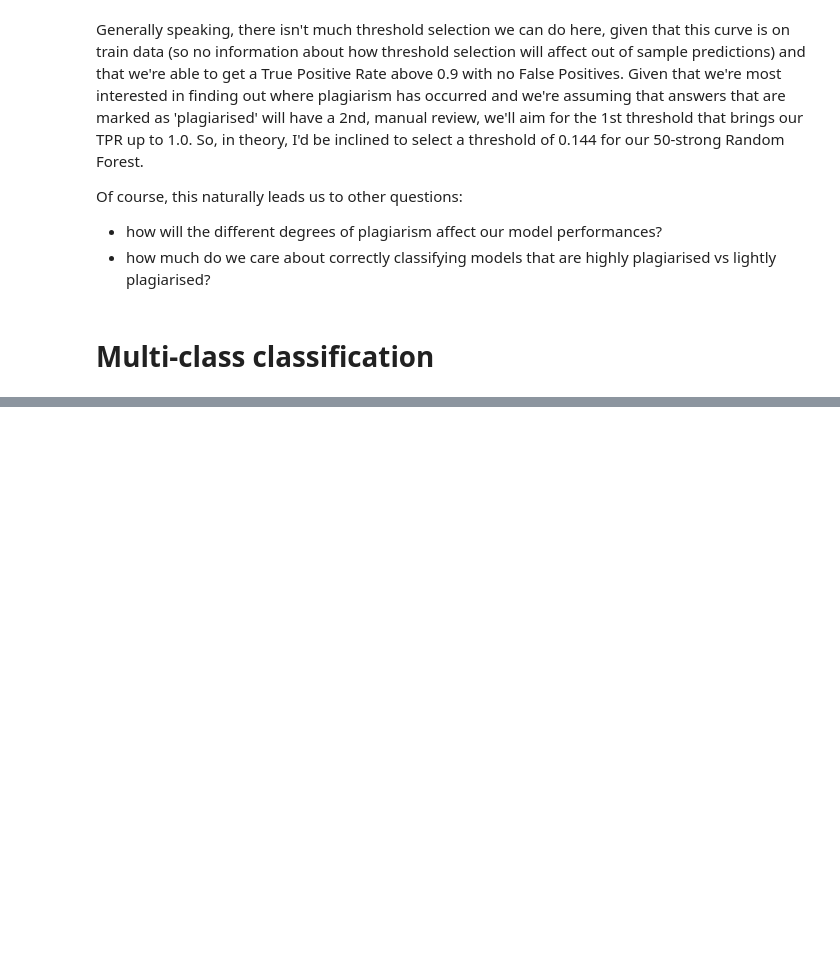
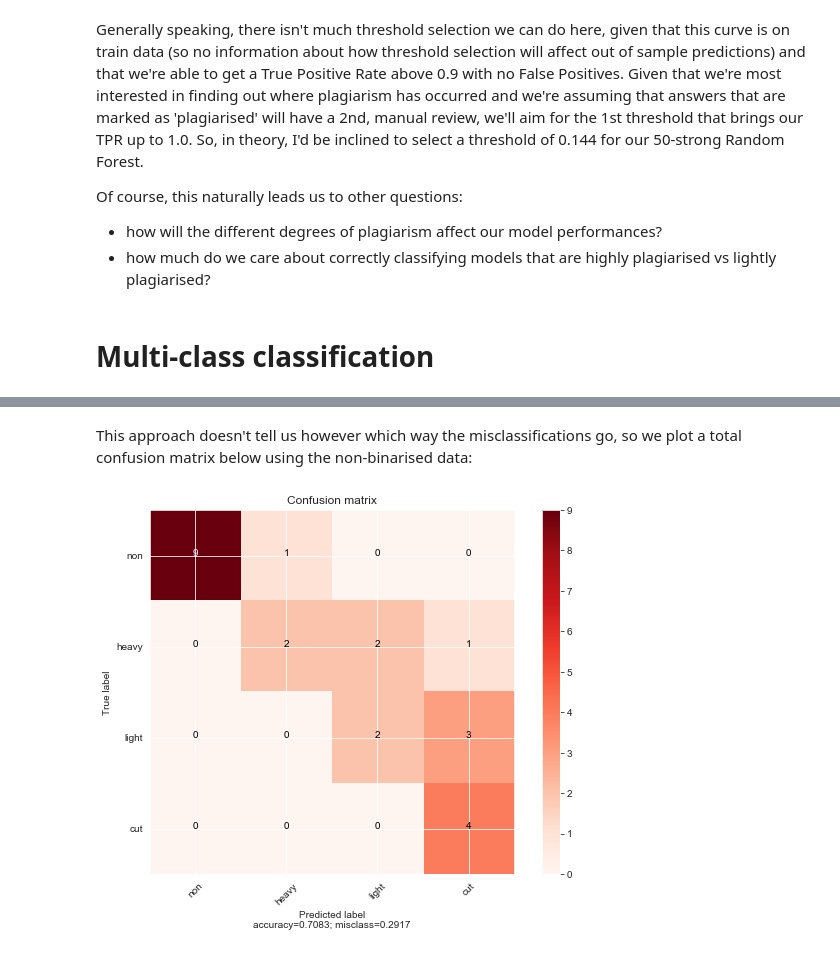
Before and after one commit to Ioana-P/Plagiarism-detection, a Jupyter notebook: 3b_Training_local_models.ipynb, the cells around one changed output, grey strips where cells are left out. Cells and saved outputs as stored; diff of their text form; code cells hidden in the pictures; blank space fills up the shorter version.

```diff
--- a/3b_Training_local_models.ipynb
+++ b/3b_Training_local_models.ipynb
@@ -359,0 +362,3 @@ Of course, this naturally leads us to other questions:
+# %%
+# from nb 2 we pass the selected features as our column names
+multi_class_names = ['target','c_1', 'c_3','c_8', 'c_19', 'lcs_word']
@@ -359,0 +680,22 @@ Of course, this naturally leads us to other questions:
+# %% [markdown]
+This approach doesn't tell us however which way the misclassifications go, so we plot a total confusion matrix below using the non-binarised data:
+# %%
+best_rf_reinst = RandomForestClassifier(max_depth= 6,
+                                        max_features= 'auto',
+                                        max_leaf_nodes= None,
+                                        max_samples=None,
+                                        min_impurity_decrease= 0.0,
+                                        min_impurity_split= None,
+                                        min_samples_leaf= 1,
+                                        min_samples_split= 0.1,
+                                        min_weight_fraction_leaf= 0.0,
+                                        n_estimators= 60)
+best_rf_reinst.fit(train_df.drop(columns='target'),train_df['target'])
+
+test_y_preds_rf = best_rf_reinst.predict(test_df.drop(columns='target'))
+# %%
+plot_confusion_matrix(confusion_matrix(test_df.target, test_y_preds_rf),
+                     ['non','heavy', 'light','cut'], normalize=False, cmap='Reds')
+plt.show()
+# %% [output]
+[figure, added]
```
Also changed, not shown: parts of 33 cells of this notebook, 2 other files.
